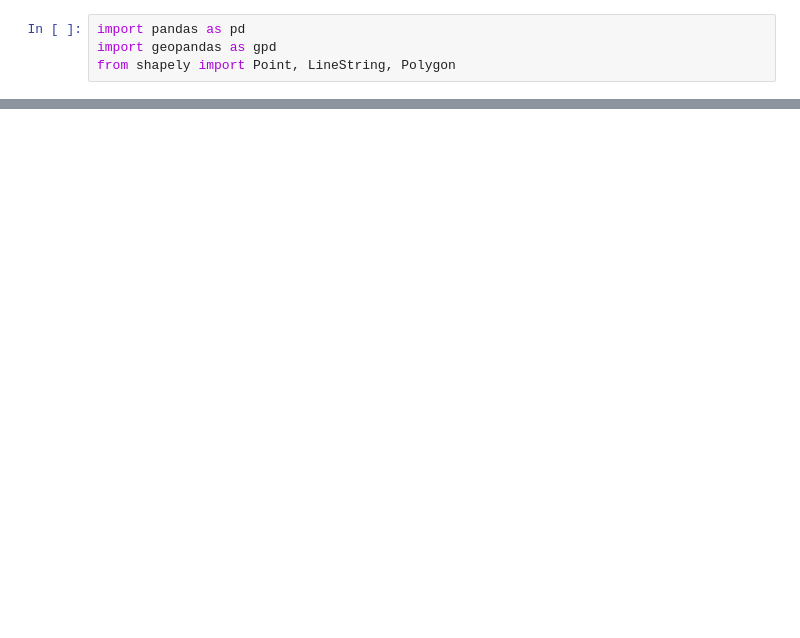
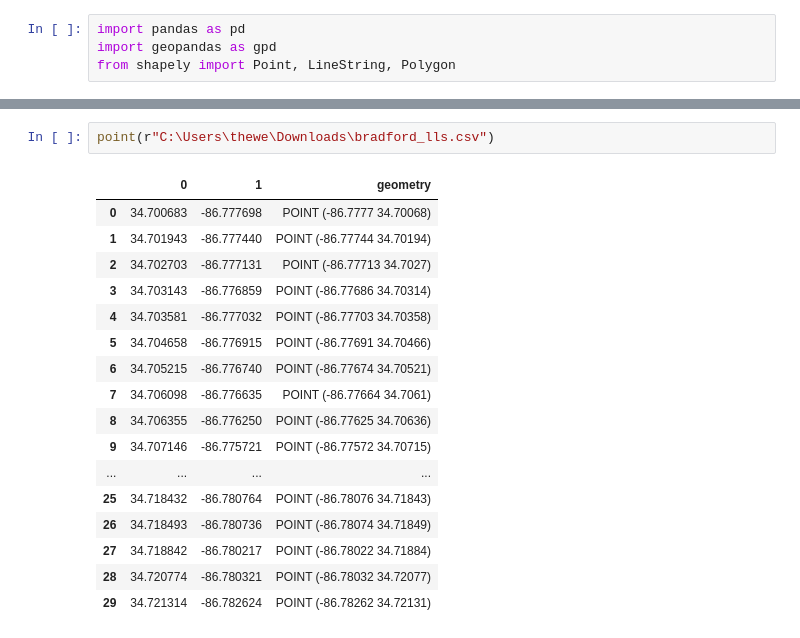
Before and after one commit to theweatherwill/AES408_notes_inclass_files, a Jupyter notebook: homework3.ipynb, the cells around one changed output, grey strips where cells are left out. Drawn from its saved outputs; the diff is of its cells as text; blank space fills up the shorter version.

```diff
--- a/homework3.ipynb
+++ b/homework3.ipynb
@@ -24,3 +37,23 @@ def point():
 
     return gdf
+# %%
+point(r"C:\Users\thewe\Downloads\bradford_lls.csv")
+# %% [output]
+|  | 0 | 1 | geometry |
+| 0 | 34.700683 | -86.777698 | POINT (-86.7777 34.70068) |
+| 1 | 34.701943 | -86.777440 | POINT (-86.77744 34.70194) |
+| 2 | 34.702703 | -86.777131 | POINT (-86.77713 34.7027) |
+| 3 | 34.703143 | -86.776859 | POINT (-86.77686 34.70314) |
+| 4 | 34.703581 | -86.777032 | POINT (-86.77703 34.70358) |
+| 5 | 34.704658 | -86.776915 | POINT (-86.77691 34.70466) |
+| 6 | 34.705215 | -86.776740 | POINT (-86.77674 34.70521) |
+| 7 | 34.706098 | -86.776635 | POINT (-86.77664 34.7061) |
+| 8 | 34.706355 | -86.776250 | POINT (-86.77625 34.70636) |
+| 9 | 34.707146 | -86.775721 | POINT (-86.77572 34.70715) |
+| ... | ... | ... | ... |
+| 25 | 34.718432 | -86.780764 | POINT (-86.78076 34.71843) |
+| 26 | 34.718493 | -86.780736 | POINT (-86.78074 34.71849) |
+| 27 | 34.718842 | -86.780217 | POINT (-86.78022 34.71884) |
+| 28 | 34.720774 | -86.780321 | POINT (-86.78032 34.72077) |
+| 29 | 34.721314 | -86.782624 | POINT (-86.78262 34.72131) |
 # %%
```
Also changed, not shown: parts of 5 cells of this notebook.
